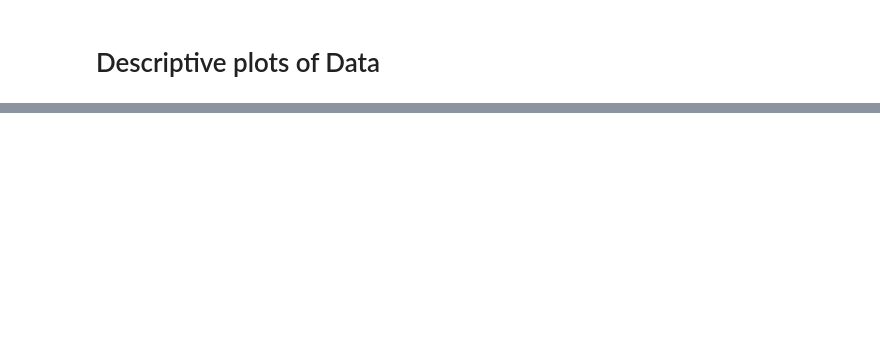
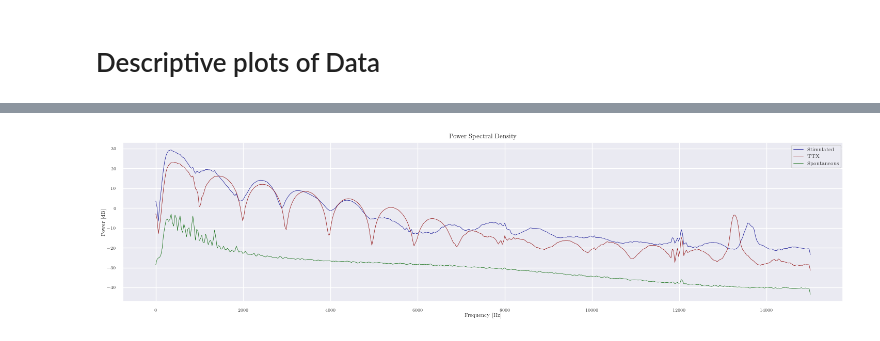
Before and after one commit to TheresaDF/NeuronSpikeEye, a Jupyter notebook: src/visualizations/data.ipynb, the cells around one changed output, grey strips where cells are left out. Cells and saved outputs as stored; diff of their text form; code cells hidden in the pictures; blank space fills up the shorter version.

Commit message:
rerun of visualizations

```diff
--- a/src/visualizations/data.ipynb
+++ b/src/visualizations/data.ipynb
@@ -1,7 +1,9 @@
 # %% [markdown]
 # Descriptive plots of Data
 # %%
+from src.data.dataset_utils import read_ns5_file
 from matplotlib import pyplot as plt
+from scipy.signal import welch
 import numpy as np
 import seaborn as sns
 
@@ -27,7 +29,7 @@ rcParams = {
 }
 plt.rcParams.update(rcParams)
 
-figdir = "../../../figures/"
+figdir = "../../../figures/data/"
 def savefig(fig, name, width=6, height=4):
     # apply rcParams
     fig.set_size_inches(width, height)
@@ -34,0 +115,18 @@ def savefig(fig, name, width=6, height=4):
+# %%
+f_stim, P_stim = welch(stim[:, channel], fs = 30000, nperseg = 1024)
+f_ttx, P_ttx = welch(ttx[:, channel], fs = 30000, nperseg = 1024)
+f_spon, P_spon = welch(spon[:, channel], fs = 30000, nperseg = 1024)
+
+fig, ax = plt.subplots(1, 1, figsize = (18, 4))
+plt.plot(f_stim, 10*np.log10(P_stim), color = "darkblue", label = "Stimulated", linewidth = 0.5)
+plt.plot(f_ttx, 10*np.log10(P_ttx), color = "darkred", label = "TTX", linewidth = 0.5)
+plt.plot(f_spon, 10*np.log10(P_spon), color = "darkgreen", label = "Spontaneous", linewidth = 0.5)
+plt.title("Power Spectral Density")
+plt.xlabel("Frequency [Hz]")
+plt.ylabel("Power [dB]")
+plt.legend()
+plt.show()
+
+savefig(fig, "data_psd", width = 6, height = 2)
+# %% [output]
+[figure, added]
```
Also changed, not shown: parts of 1 cell of this notebook, 2 other files.
